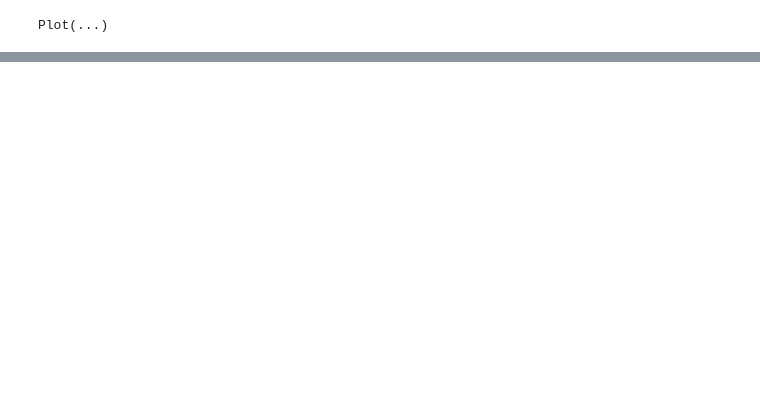
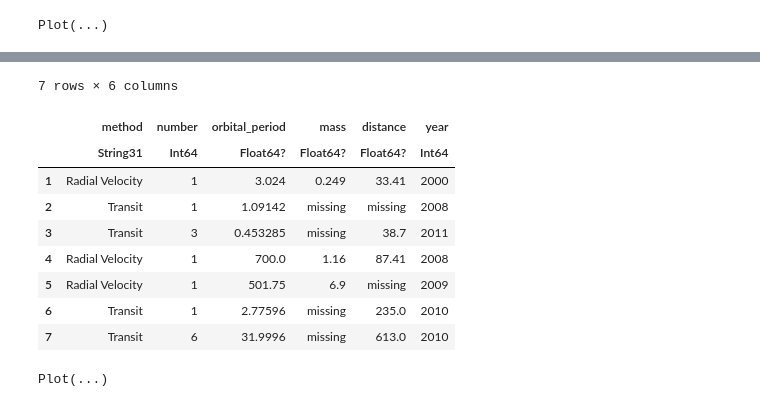
Before and after one commit to Brinkhuis/JuliaBasics, a Jupyter notebook: Gadfly.ipynb, the cells around one changed output, grey strips where cells are left out. Saved outputs shown, nothing was run; the diff lists cells and outputs as text; code cells hidden in the pictures; blank space fills up the shorter version.

```diff
--- a/Gadfly.ipynb
+++ b/Gadfly.ipynb
@@ -355,0 +362,44 @@ Plot(...)
+# %%
+# download and sample data
+file_name = "data/planets.csv"
+if !isfile(file_name)
+    download("https://raw.githubusercontent.com/mwaskom/seaborn-data/master/planets.csv", file_name)
+end
+planets = DataFrame(CSV.File(file_name))
+planets[sample(1:nrow(planets), 7, replace = false), :]
+# %% [output]
+7 rows × 6 columns
+|  | method | number | orbital_period | mass | distance | year |
+|  | String31 | Int64 | Float64? | Float64? | Float64? | Int64 |
+| 1 | Radial Velocity | 1 | 3.024 | 0.249 | 33.41 | 2000 |
+| 2 | Transit | 1 | 1.09142 | missing | missing | 2008 |
+| 3 | Transit | 3 | 0.453285 | missing | 38.7 | 2011 |
+| 4 | Radial Velocity | 1 | 700.0 | 1.16 | 87.41 | 2008 |
+| 5 | Radial Velocity | 1 | 501.75 | 6.9 | missing | 2009 |
+| 6 | Transit | 1 | 2.77596 | missing | 235.0 | 2010 |
+| 7 | Transit | 6 | 31.9996 | missing | 613.0 | 2010 |
+# %%
+# visualize data
+set_default_plot_size(15cm, 12cm)
+plot(
+    dropmissing(planets, [:distance, :orbital_period, :year, :mass]),
+    x = :distance,
+    y = :orbital_period,
+    color = :year,
+    size = :mass,
+    alpha = [0.7],
+    Geom.point,
+    Scale.color_continuous(colormap=Scale.lab_gradient("#BADCE0", "#354267")),
+    Scale.size_area(
+        minvalue = minimum(dropmissing(planets, :mass).mass),
+        maxvalue = maximum(dropmissing(planets, :mass).mass)
+    ),
+    Scale.x_log10(),
+    Scale.y_log10(),
+    Theme(
+        background_color = "white",
+        default_color = "black",
+    ),
+)
+# %% [output]
+Plot(...)
```
Also changed, not shown: parts of 15 cells of this notebook.
